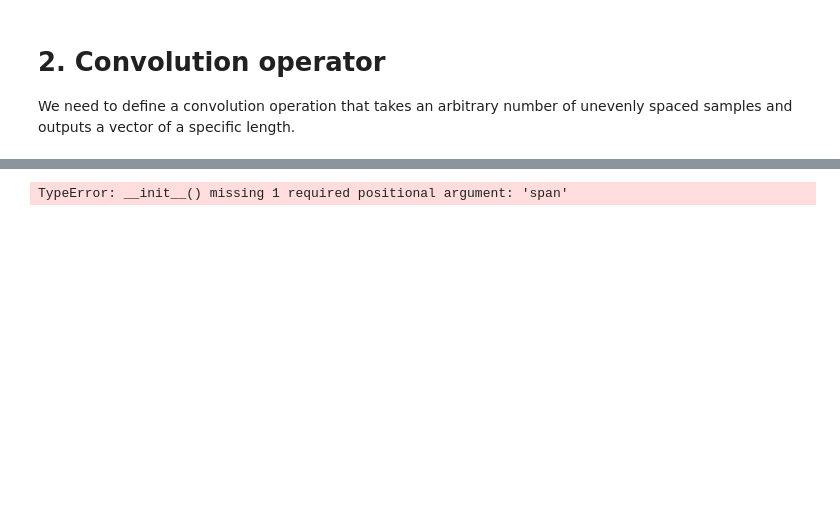
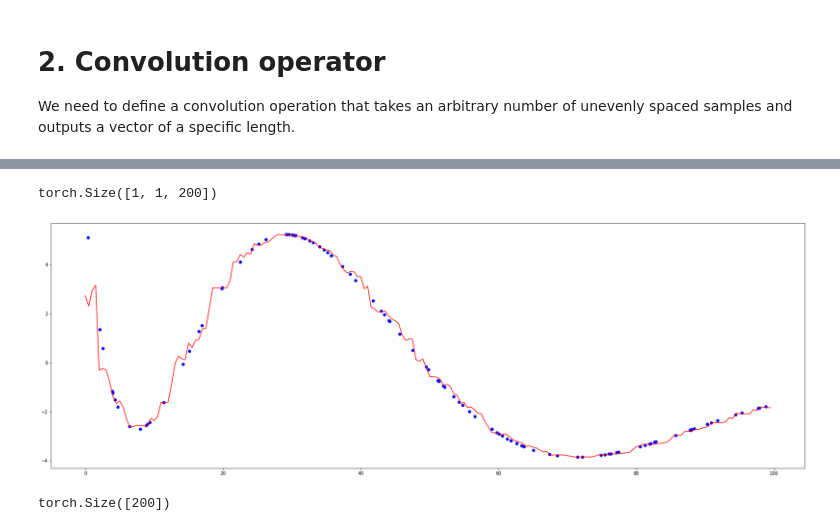
Before and after one commit to herjy/LNSNtector, a Jupyter notebook: Continuous_convolutional_layer.ipynb, the cells around one changed output, grey strips where cells are left out. Saved outputs shown, nothing was run; the diff lists cells and outputs as text; code cells hidden in the pictures; blank space fills up the shorter version.

```diff
--- a/Continuous_convolutional_layer.ipynb
+++ b/Continuous_convolutional_layer.ipynb
@@ -225,9 +329,31 @@ class Linear(keras.layers.Layer):
-# %%
-x = tf.ones((2, 2))
-linear_layer = Linear(4, 2)
-y = linear_layer(x)
-print(x)
-print(y)
-print(linear_layer.w)
-# %% [output]
-TypeError: __init__() missing 1 required positional argument: 'span'
+# %%
+class BasicModel(nn.Module):
+    def __init__(self):
+        super().__init__()
+        #self.conv = nn.Conv2d(1, 128, 3)
+        # self.linear = nn.Linear(256, 2)
+        self.continuous = ContinuousLayer((3,200),
+                                      GH_polynomial,
+                                      10,
+                                      beta=1,
+                                      bias=False)#MyLinearLayer(256, 2)
+
+    def forward(self, x):
+
+        return self.continuous(x)
+# %%
+import math
+torch.manual_seed(0)  #  for repeatable results
+basic_model = BasicModel()
+
+vector = np.concatenate([s, t])
+
+inp = np.array([[vector]])
+x = torch.tensor(inp, dtype=torch.float)
+
+y = basic_model(x)
+print(y.shape)
+# %% [output]
+torch.Size([1, 1, 200])
+[figure, added]
+torch.Size([200])
```
Also changed, not shown: parts of 6 cells of this notebook.
